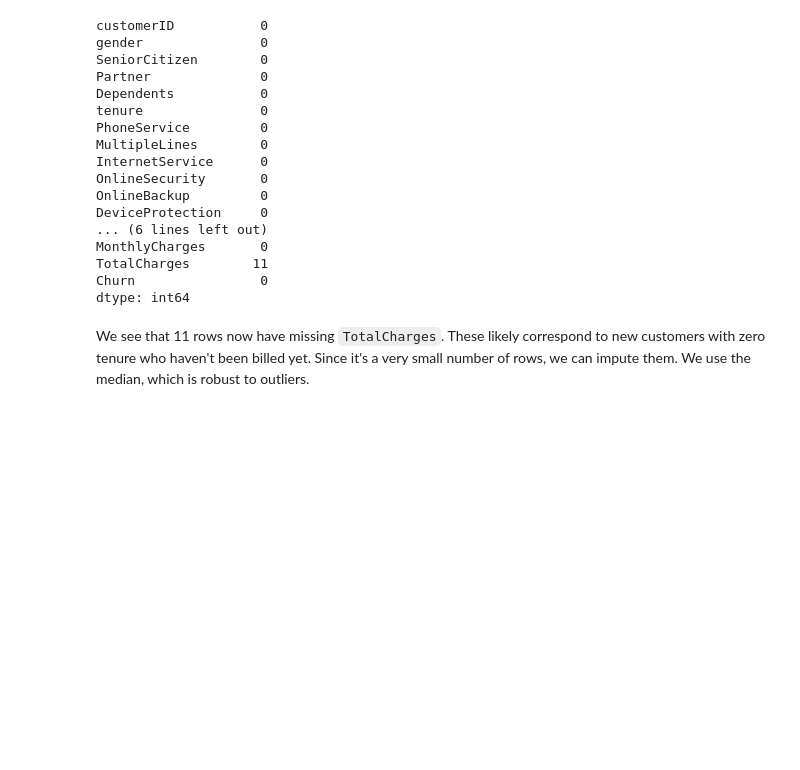
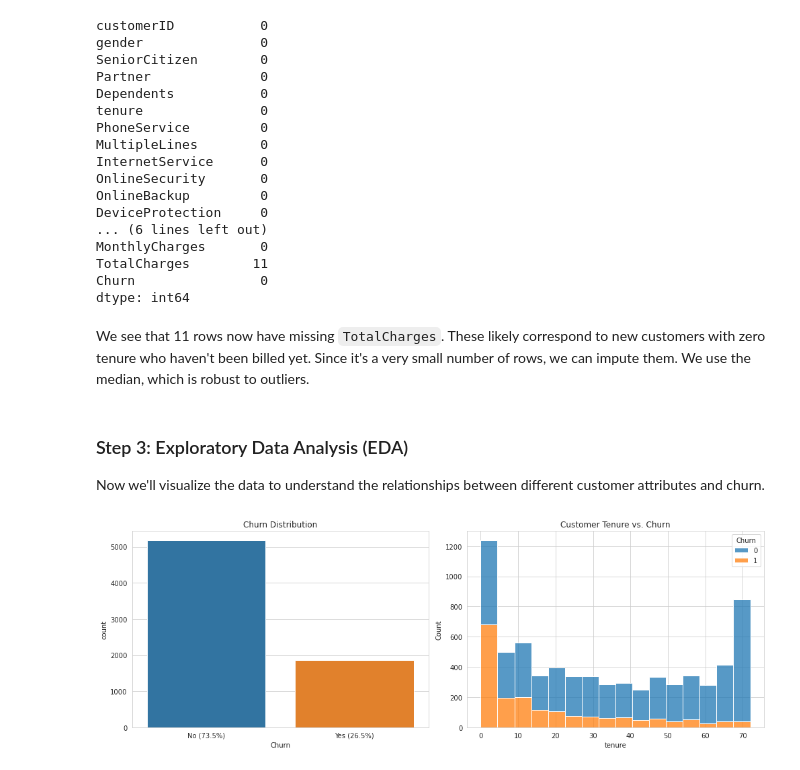
Before and after one commit to mutembeic/FUTURE_ML_02, a Jupyter notebook: notebooks/churn_prediction.ipynb, the cells around one changed output. Saved outputs shown, nothing was run; the diff lists cells and outputs as text; code cells hidden in the pictures; blank space fills up the shorter version.

```diff
--- a/notebooks/churn_prediction.ipynb
+++ b/notebooks/churn_prediction.ipynb
@@ -118,3 +118,24 @@ df.drop('customerID', axis=1, inplace=True)
 
 # Convert our target variable 'Churn' into a binary format (0 or 1)
 df['Churn'] = df['Churn'].apply(lambda x: 1 if x == 'Yes' else 0)
+# %% [markdown]
+### Step 3: Exploratory Data Analysis (EDA)
+
+Now we'll visualize the data to understand the relationships between different customer attributes and churn.
+# %%
+fig, axes = plt.subplots(1, 2, figsize=(14, 5))
+
+# Churn Distribution
+sns.countplot(x='Churn', data=df, ax=axes[0])
+axes[0].set_title('Churn Distribution')
+churn_percentage = df['Churn'].value_counts(normalize=True) * 100
+axes[0].set_xticklabels([f'No ({churn_percentage[0]:.1f}%)', f'Yes ({churn_percentage[1]:.1f}%)'])
+
+# Tenure vs. Churn
+sns.histplot(data=df, x='tenure', hue='Churn', multiple='stack', ax=axes[1])
+axes[1].set_title('Customer Tenure vs. Churn')
+
+plt.tight_layout()
+plt.show()
+# %% [output]
+[figure, added]
```
Also changed, not shown: parts of 8 cells of this notebook.
